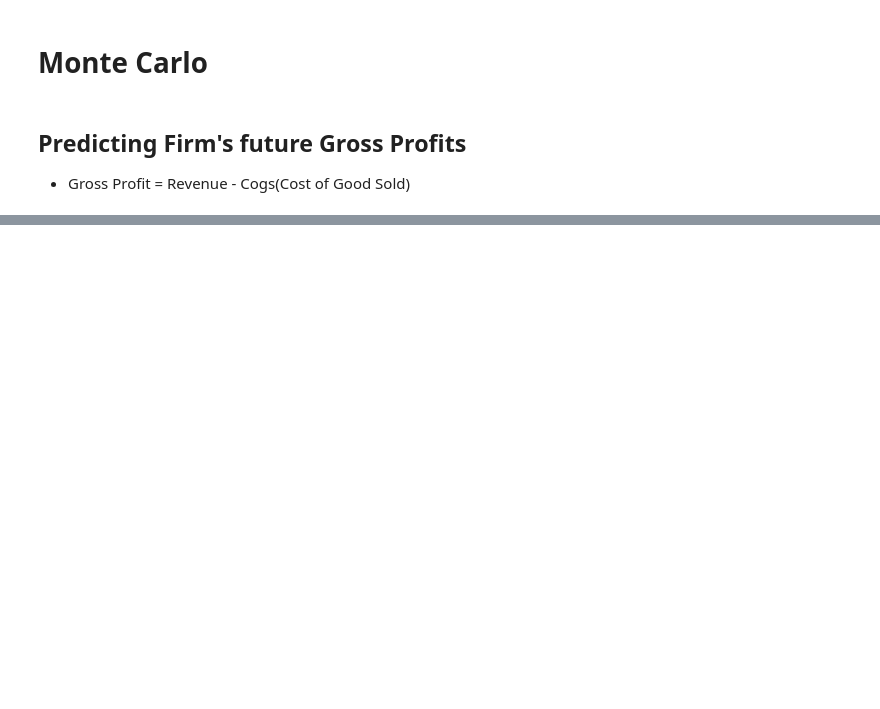
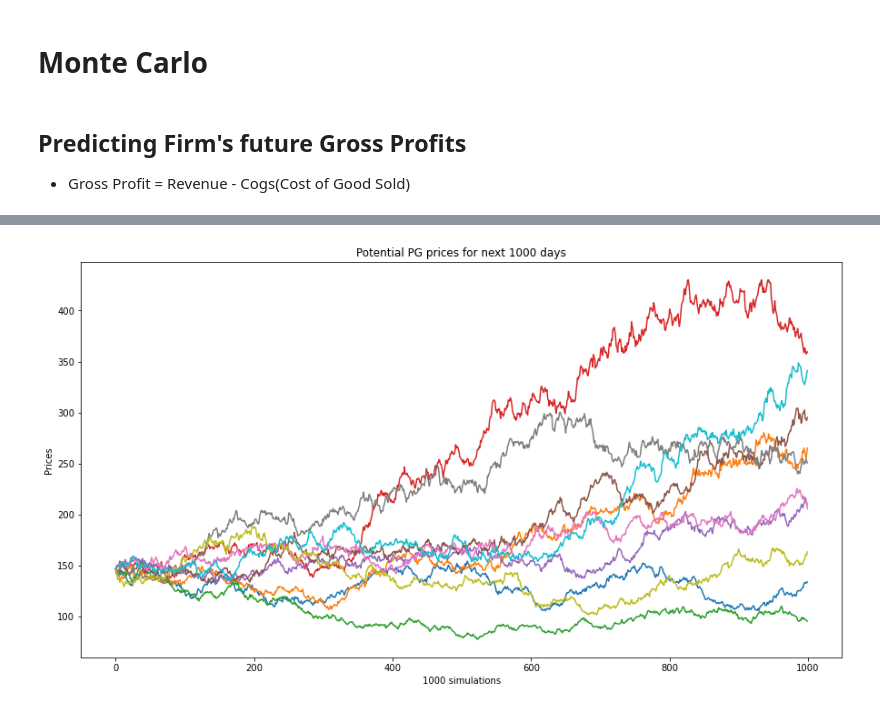
Before and after one commit to rkstu/finance-and-stock-data-analysis, a Jupyter notebook: 7. Monte Carlo Simulations as a decision.ipynb, the cells around one changed output, grey strips where cells are left out. Drawn from its saved outputs; the diff is of its cells as text; code cells hidden in the pictures; blank space fills up the shorter version.

```diff
--- a/7. Monte Carlo Simulations as a decision.ipynb
+++ b/7. Monte Carlo Simulations as a decision.ipynb
@@ -96,0 +275,4 @@ plt.show()
+# %%
+# Last / Most recent price
+S0 = df.iloc[-1]
+S0
@@ -96,0 +281,3 @@ plt.show()
+# %%
+price_list = np.zeros_like(daily_returns)
+price_list
@@ -96,0 +296,4 @@ plt.show()
+# %%
+# Assigning last price to the first row
+price_list[0] = S0
+price_list
@@ -96,0 +335,3 @@ plt.show()
+# %%
+for t in range(1, t_intervals):
+    price_list[t] = price_list[t-1] * daily_returns[t]
@@ -96,0 +354,9 @@ plt.show()
+# %%
+plt.figure(figsize=(15, 8))
+plt.plot(price_list)
+plt.xlabel("1000 simulations")
+plt.ylabel("Prices")
+plt.title("Potential PG prices for next 1000 days")
+plt.show()
+# %% [output]
+[figure, added]
```
Also changed, not shown: parts of 51 cells of this notebook.
